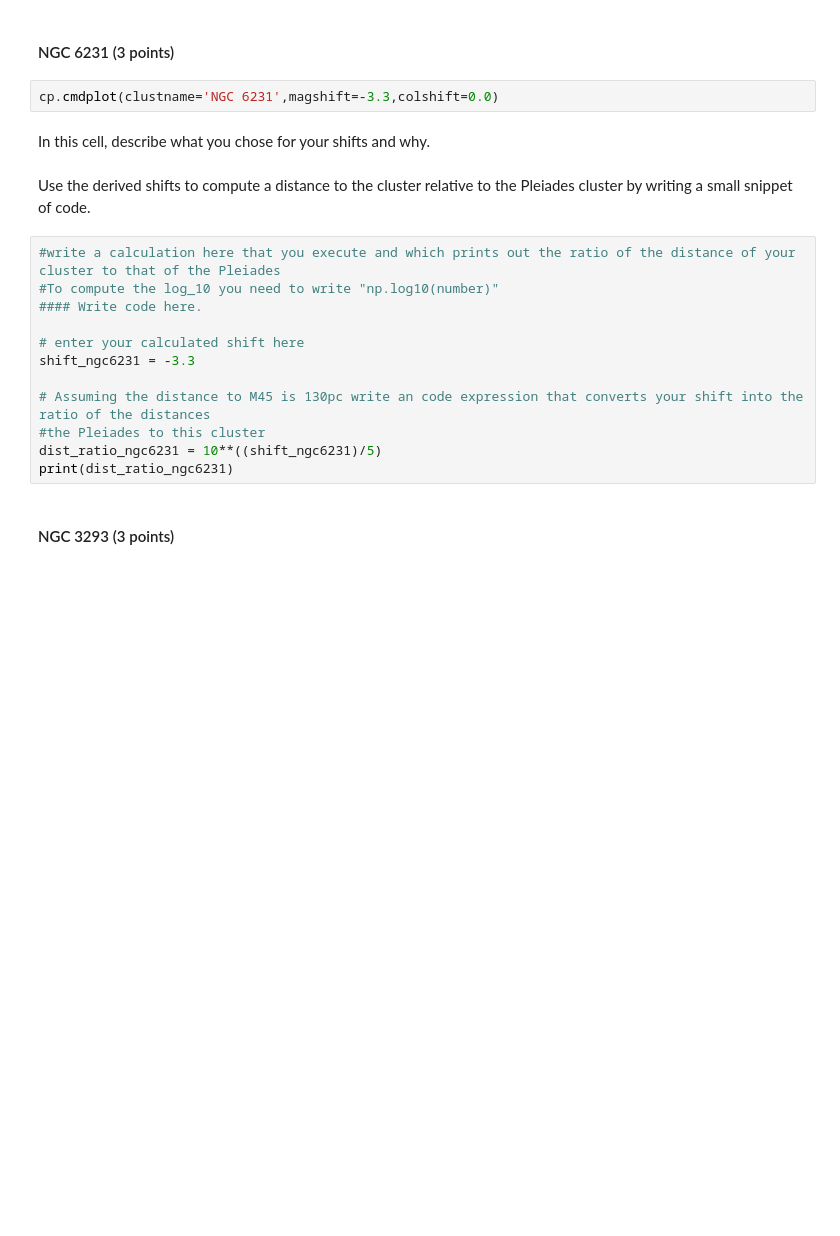
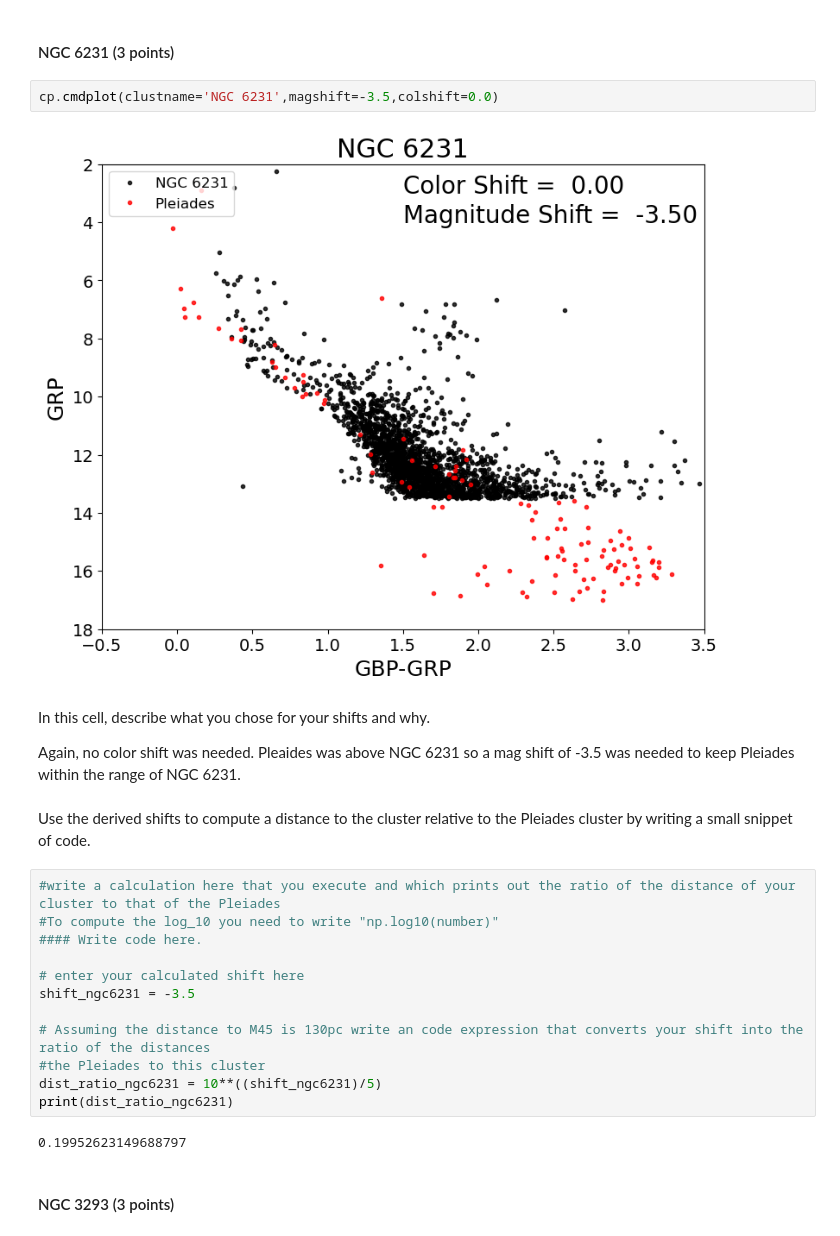
Before and after one commit to juliawmv/CMD_distmod_student, a Jupyter notebook: notebooks_cluster_plot_student.ipynb, the cells around one changed output. Drawn from its saved outputs; the diff is of its cells as text; blank space fills up the shorter version.

```diff
--- a/notebooks_cluster_plot_student.ipynb
+++ b/notebooks_cluster_plot_student.ipynb
@@ -77,9 +89,13 @@ print(dist_ratio_m36)
 # %% [markdown]
 #### NGC 6231  (3 points)
 # %%
-cp.cmdplot(clustname='NGC 6231',magshift=-3.3,colshift=0.0)
+cp.cmdplot(clustname='NGC 6231',magshift=-3.5,colshift=0.0)
+# %% [output]
+[figure, added]
 # %% [markdown]
 In this cell, describe what you chose for your shifts and why.
+
+Again, no color shift was needed. Pleaides was above NGC 6231 so a mag shift of -3.5 was needed to keep Pleiades within the range of NGC 6231.
 # %% [markdown]
 Use the derived shifts to compute a distance to the cluster relative to the Pleiades cluster by writing a small snippet of code.
 # %%
@@ -88,12 +104,14 @@ Use the derived shifts to compute a distance to the cluster relative to the Plei
 #### Write code here.
 
 # enter your calculated shift here
-shift_ngc6231 = -3.3
+shift_ngc6231 = -3.5
 
 # Assuming the distance to M45 is 130pc write an code expression that converts your shift into the ratio of the distances
 #the Pleiades to this cluster
 dist_ratio_ngc6231 = 10**((shift_ngc6231)/5)
 print(dist_ratio_ngc6231)
+# %% [output]
+0.19952623149688797
 # %% [markdown]
 #### NGC 3293  (3 points)
 # %%
```
Also changed, not shown: parts of 18 cells of this notebook.
